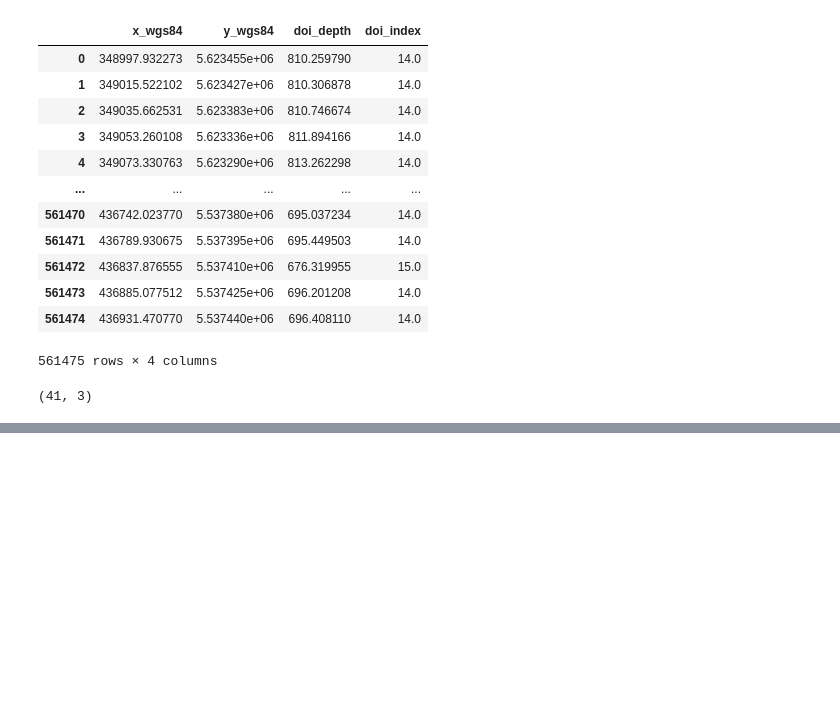
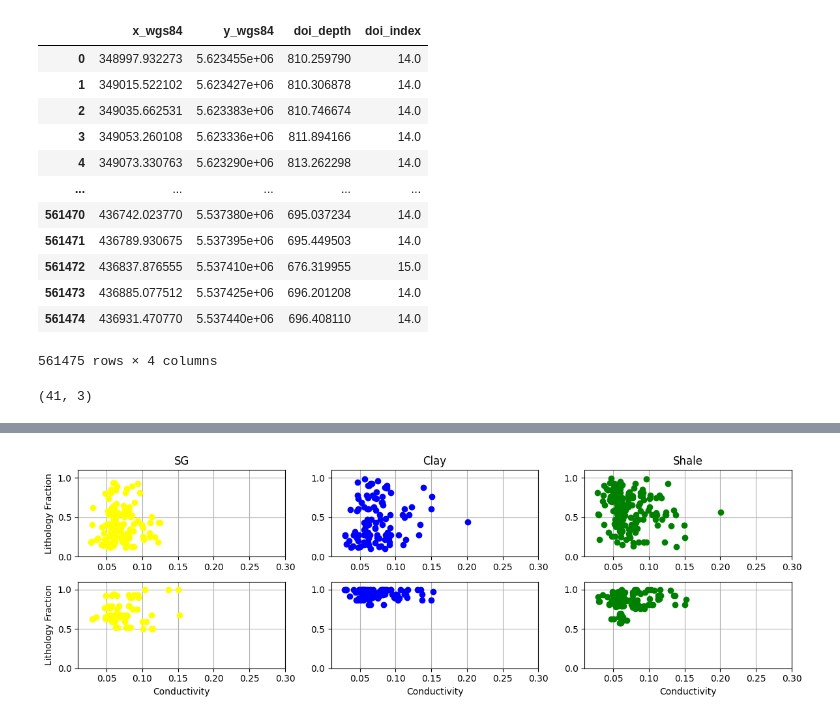
Before and after one commit to emgeolab/alberta_atem, a Jupyter notebook: notebooks/well_analysis.ipynb, the cells around one changed output, grey strips where cells are left out. Cells and saved outputs as stored; diff of their text form; code cells hidden in the pictures; blank space fills up the shorter version.

```diff
--- a/notebooks/well_analysis.ipynb
+++ b/notebooks/well_analysis.ipynb
@@ -1169,8 +1203,9 @@ def calculate_boundary(depth_center):
     return boundaries
 
 
-def sync_atem_litho_layer(well_index):
+def sync_atem_litho_layer(well_index, classes: tuple = ("sg", "clay", "shale")):
     """Return lithology fractions through the last AEM layer covered by the log."""
+    nclasses = len(classes)
     target = well_df.iloc[well_index]
     x = nearest_resistivity_at_xy(target["x"], target["y"])
 
@@ -1215,15 +1250,15 @@ def sync_atem_litho_layer(well_index):
 
     covered_layers = np.any(overlap > 0.0, axis=1)
     if not np.any(covered_layers):
-        return np.empty((0, 4), dtype=float), np.empty((0,), dtype=float)
+        return np.empty((0, nclasses), dtype=float), np.empty((0,), dtype=float)
 
     last_layer = np.flatnonzero(covered_layers)[-1] + 1
     last_layer = min(last_layer, doi_idx)
     overlap = overlap[:last_layer]
     thickness_aem = thickness_aem[:last_layer]
 
-    A = np.zeros((last_layer, 3), dtype=float)
-    for column, lithology in enumerate(("sg", "clay", "shale")):
+    A = np.zeros((last_layer, nclasses), dtype=float)
+    for column, lithology in enumerate(classes):
         A[:, column] = overlap[:, log_litho == lithology].sum(axis=1)
     A /= thickness_aem[:, None]
 
@@ -1367,3 +1405,66 @@ plt.show()
+# %%
+plt.figure(figsize=(12, 4))
+plt.subplot(2, 3, 1)
+plt.plot(
+    (b_all[mask[:, 0]]),
+    A_all[:, 0][mask[:, 0]],
+    "o",
+    label="SG",
+    color=allocate_color("sg"),
+)
+plt.grid()
+plt.xlim(1e-2, 3e-1)
+plt.ylim(0, 1.1)
+plt.title("SG")
+plt.ylabel("Lithology Fraction")
+
+plt.subplot(2, 3, 2)
+plt.title("Clay")
+plt.plot(
+    (b_all[mask[:, 1]]),
+    A_all[:, 1][mask[:, 1]],
+    "o",
+    label="Clay",
+    color=allocate_color("clay"),
+)
+plt.grid()
+plt.ylim(0, 1.1)
+plt.xlim(1e-2, 3e-1)
+plt.subplot(2, 3, 3)
+plt.title("Shale")
+plt.plot(
+    (b_all[mask[:, 2]]),
+    A_all[:, 2][mask[:, 2]],
+    "o",
+    label="Shale",
+    color=allocate_color("shale"),
+)
+plt.grid()
+plt.xlim(1e-2, 3e-1)
+plt.ylim(0, 1.1)
+plt.subplot(2, 3, 4)
+plt.plot(b_avg, A_avg[:, 0], "o", color=allocate_color("sg"), label="SG")
+plt.xlabel("Conductivity")
+plt.ylabel("Lithology Fraction")
+plt.grid()
+plt.ylim(0, 1.1)
+plt.xlim(1e-2, 3e-1)
+plt.subplot(2, 3, 5)
+plt.plot(b_avg, A_avg[:, 1], "o", color=allocate_color("clay"), label="Clay")
+plt.grid()
+plt.xlabel("Conductivity")
+plt.ylim(0, 1.1)
+plt.xlim(1e-2, 3e-1)
+plt.subplot(2, 3, 6)
+plt.plot(b_avg, A_avg[:, 2], "o", color=allocate_color("shale"), label="Shale")
+plt.grid()
+plt.ylim(0, 1.1)
+plt.xlim(1e-2, 3e-1)
+plt.xlabel("Conductivity")
+plt.tight_layout()
+plt.show()
+# %% [output]
+[figure, added]
 # %%
 solution = calculate_linear_equation(A_all, b_all)
 # %%
```
Also changed, not shown: parts of 11 cells of this notebook, 1 other file.
